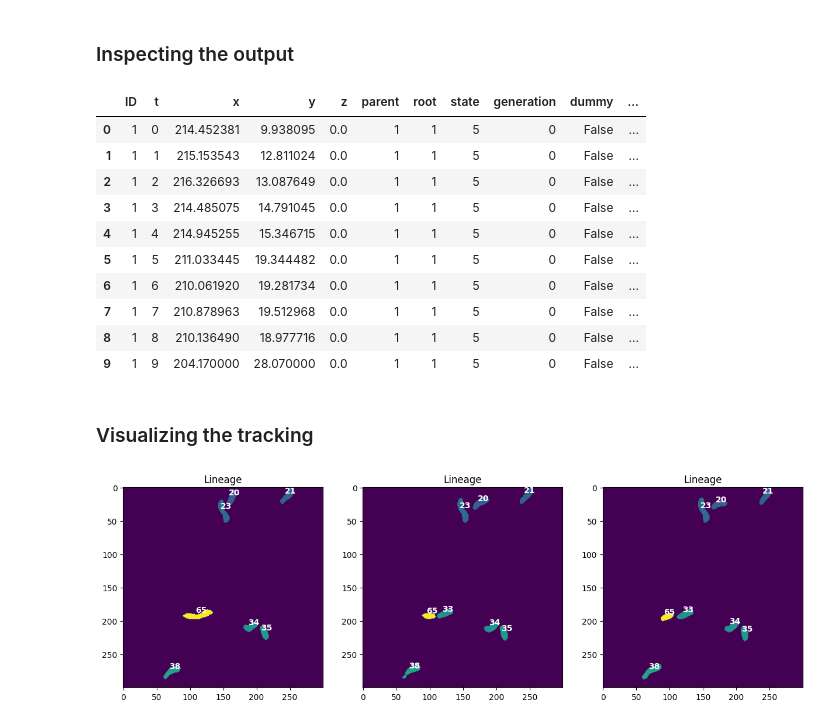
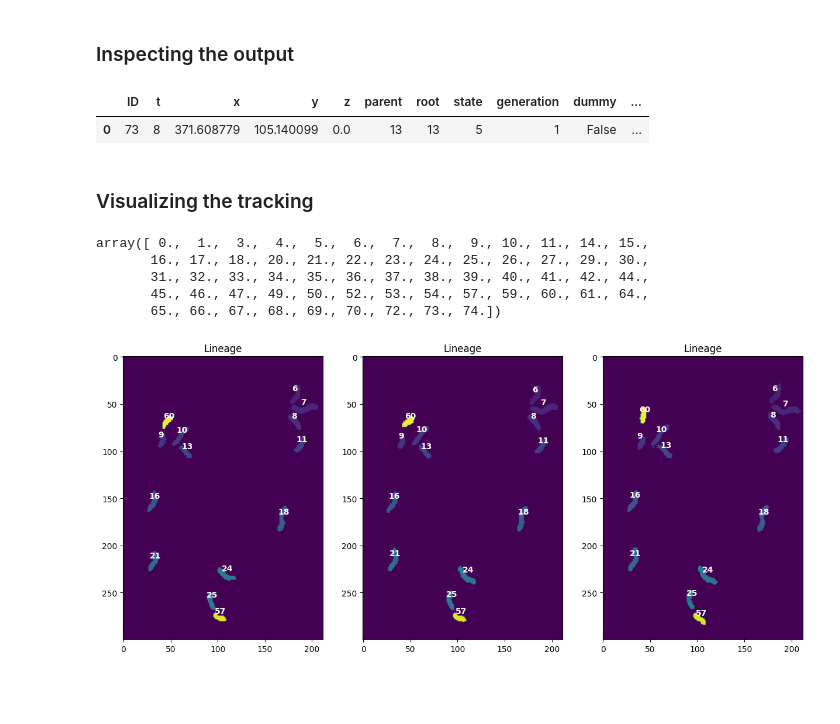
Before and after one commit to ajrzepiela/midap, a Jupyter notebook: notebook/bayesian_tracking.ipynb, the cells around one changed output. Drawn from its saved outputs; the diff is of its cells as text; code cells hidden in the pictures; blank space fills up the shorter version.

Commit message:
Adapted example notebooks for tracking output after restructuring of code

```diff
--- a/notebook/bayesian_tracking.ipynb
+++ b/notebook/bayesian_tracking.ipynb
@@ -22,7 +16,22 @@ plt.imshow(segmentation[3, ...])
+# %%
+# Load data
+path = '../example_data/Pos58/TXRED'
+images_folder = os.path.join(path, 'cut_im')
+segmentation_folder = os.path.join(path, 'seg_im')
+
+# glob all the cut images and segmented images
+img_names_sort = np.sort(glob.glob(os.path.join(images_folder, '*frame*.png')))
+seg_names_sort = np.sort(glob.glob(os.path.join(segmentation_folder, '*frame*.png')))
+
+# Parameters:
+crop_size = (128, 128)
+target_size = (512, 512)
+input_size = crop_size + (4,)
+num_time_steps = len(img_names_sort)
 # %% [markdown]
 ### Run the tracking
 # %%
-tracker_obj = RunBayesianTracker(segmentation)
-tracker_obj.run_bayesian_model()
+tracker_obj = BayesianCellTracking(imgs=img_names_sort, segs=seg_names_sort, target_size=target_size)
+tracker_obj.run_model()
 #tracker_obj.tracker.tracks
 # %% [output]
@@ -46,18 +72,9 @@ INTEGER OPTIMAL SOLUTION FOUND
 # %% [markdown]
 ### Inspecting the output
 # %%
-tracker_obj.tracks[0]
+tracker_obj.tracks[-2]
 # %% [output]
 |  | ID | t | x | y | z | parent | root | state | generation | dummy | ... |
-| 0 | 1 | 0 | 214.452381 | 9.938095 | 0.0 | 1 | 1 | 5 | 0 | False | ... |
-| 1 | 1 | 1 | 215.153543 | 12.811024 | 0.0 | 1 | 1 | 5 | 0 | False | ... |
-| 2 | 1 | 2 | 216.326693 | 13.087649 | 0.0 | 1 | 1 | 5 | 0 | False | ... |
-| 3 | 1 | 3 | 214.485075 | 14.791045 | 0.0 | 1 | 1 | 5 | 0 | False | ... |
-| 4 | 1 | 4 | 214.945255 | 15.346715 | 0.0 | 1 | 1 | 5 | 0 | False | ... |
-| 5 | 1 | 5 | 211.033445 | 19.344482 | 0.0 | 1 | 1 | 5 | 0 | False | ... |
-| 6 | 1 | 6 | 210.061920 | 19.281734 | 0.0 | 1 | 1 | 5 | 0 | False | ... |
-| 7 | 1 | 7 | 210.878963 | 19.512968 | 0.0 | 1 | 1 | 5 | 0 | False | ... |
-| 8 | 1 | 8 | 210.136490 | 18.977716 | 0.0 | 1 | 1 | 5 | 0 | False | ... |
-| 9 | 1 | 9 | 204.170000 | 28.070000 | 0.0 | 1 | 1 | 5 | 0 | False | ... |
+| 0 | 73 | 8 | 371.608779 | 105.140099 | 0.0 | 13 | 13 | 5 | 1 | False | ... |
 # %% [markdown]
 ### Visualizing the tracking
@@ -77,7 +127,17 @@ for tr in tracker_obj.tracks:
+# %%
+label_stack = tracker_obj.label_stack
+# %%
+np.unique(label_stack[-1])
+# %% [output]
+array([ 0.,  1.,  3.,  4.,  5.,  6.,  7.,  8.,  9., 10., 11., 14., 15.,
+       16., 17., 18., 20., 21., 22., 23., 24., 25., 26., 27., 29., 30.,
+       31., 32., 33., 34., 35., 36., 37., 38., 39., 40., 41., 42., 44.,
+       45., 46., 47., 49., 50., 52., 53., 54., 57., 59., 60., 61., 64.,
+       65., 66., 67., 68., 69., 70., 72., 73., 74.])
 # %%
 plt.figure(figsize=(15,10))
 ax = plt.subplot(1,3,1)
-img = label_stack[2][300:600,300:600]
+img = label_stack[3][:300,300:]
 plt.imshow(img)
 plt.title('Lineage')
 reg = regionprops(img.astype(int))
@@ -86,33 +146,33 @@ labels = [r.label for r in reg]
 for c, l in zip(center, labels):
     x, y = c
     x=int(np.ceil(x))
     y=int(np.ceil(y))
     ax.text(y-5,x-5, str(l), color='w', weight='bold')
 
 ax = plt.subplot(1,3,2)
-img = label_stack[3][300:600,300:600]
+img = label_stack[4][:300,300:]
 plt.imshow(img)
 plt.title('Lineage')
 reg = regionprops(img.astype(int))
 center = [r.centroid for r in reg]
 labels = [r.label for r in reg]
 for c, l in zip(center, labels):
     x, y = c
     x=int(np.ceil(x))
     y=int(np.ceil(y))
     ax.text(y-5,x-5, str(l), color='w', weight='bold')
 
 ax = plt.subplot(1,3,3)
-img = label_stack[4][300:600,300:600]
+img = label_stack[5][:300,300:]
 plt.imshow(img)
 plt.title('Lineage')
 reg = regionprops(img.astype(int))
 center = [r.centroid for r in reg]
 labels = [r.label for r in reg]
 for c, l in zip(center, labels):
     x, y = c
     x=int(np.ceil(x))
     y=int(np.ceil(y))
     ax.text(y-5,x-5, str(l), color='w', weight='bold')
 # %% [output]
-[figure, old version]
+[figure, new version]
```
Also changed, not shown: parts of 15 cells of this notebook, 1 other file.
